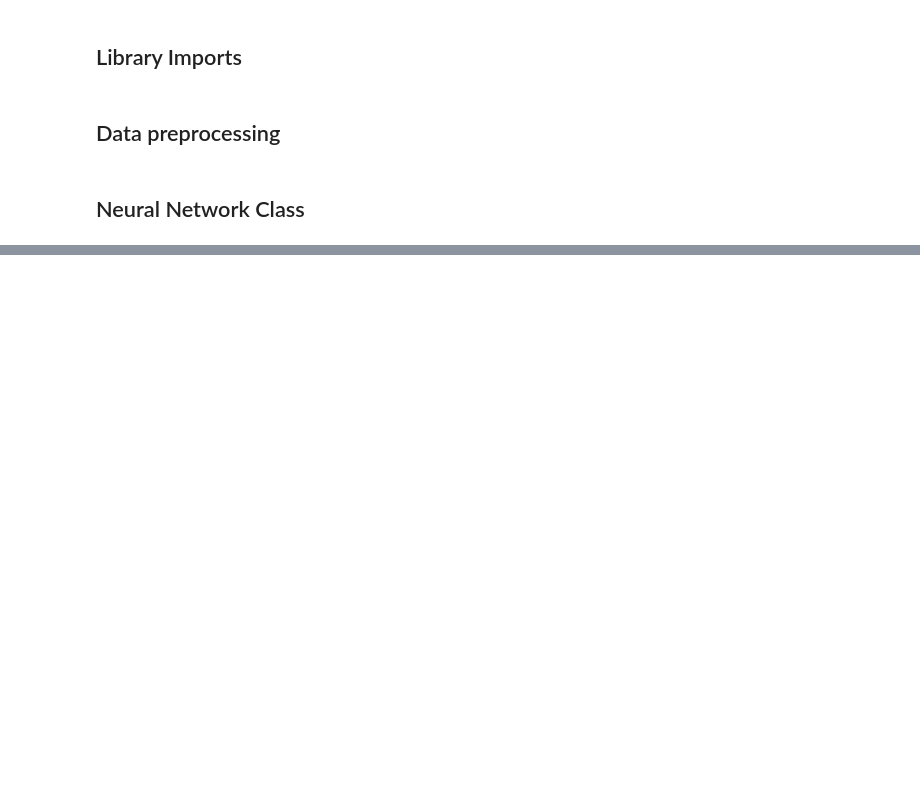
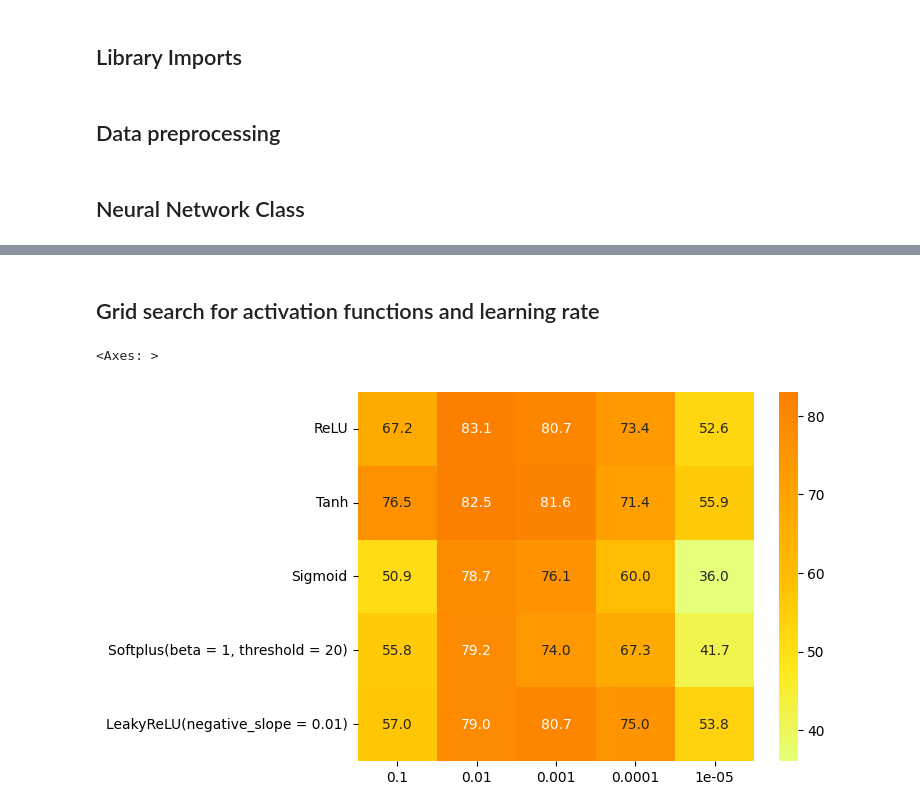
Before and after one commit to SharkmanZA/Almond-classification, a Jupyter notebook: main.ipynb, the cells around one changed output, grey strips where cells are left out. Drawn from its saved outputs; the diff is of its cells as text; code cells hidden in the pictures; blank space fills up the shorter version.

```diff
--- a/main.ipynb
+++ b/main.ipynb
@@ -238,0 +276,34 @@ Final Testing Accuracy: 83.42245989304813
+# %% [markdown]
+## Grid search for activation functions and learning rate
+# %%
+functions = ["ReLU", "Tanh", "Sigmoid", "Softplus(beta = 1, threshold = 20)", "LeakyReLU(negative_slope = 0.01)"]
+# functions = ["Sigmoid"]
+learning_rates = [0.1, 0.01, 0.001, 0.0001, 0.00001]
+epoch_count = 1000
+run_count = 5
+
+temp_data = np.zeros((5,5))
+
+with open('main.ipynb') as f:
+    nb = nbformat.read(f, as_version=4)
+
+    for f in range(len(functions)):
+        # network = NeuralNetwork(14,3, functions[f])
+        for l in range(len(learning_rates)):
+            temp_score = 0
+            # print(functions[f], learning_rates[l])
+            for i in range(run_count):
+                # New data for each run
+                get_ipython().run_cell(nb.cells[4].source)
+                network = NeuralNetwork(14,3, functions[f])
+                temp_score += network.run(epoch_count, learning_rates[l])
+
+            temp_data[f][l] = temp_score / 5
+            # print(temp_data[f][l])
+
+data = pd.DataFrame(temp_data, index=functions, columns=learning_rates)
+
+sns.heatmap(data, annot=True, fmt=".1f", cmap="Wistia")
+# %% [output]
+<Axes: >
+[figure, added]
```
Also changed, not shown: parts of 6 cells of this notebook.
